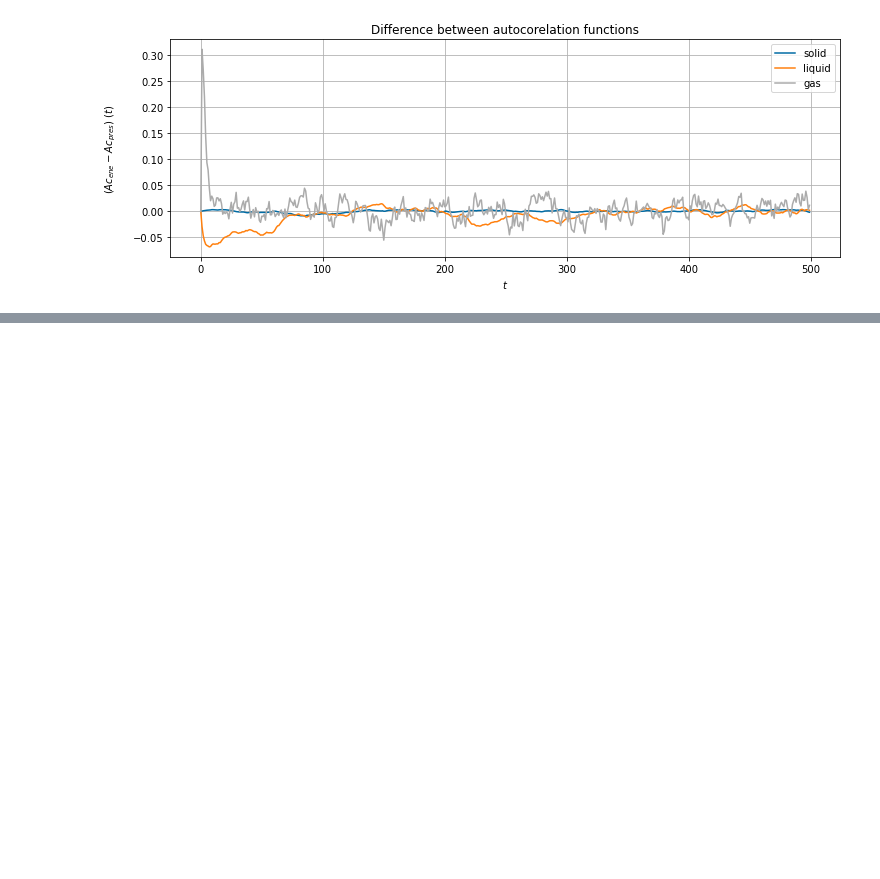
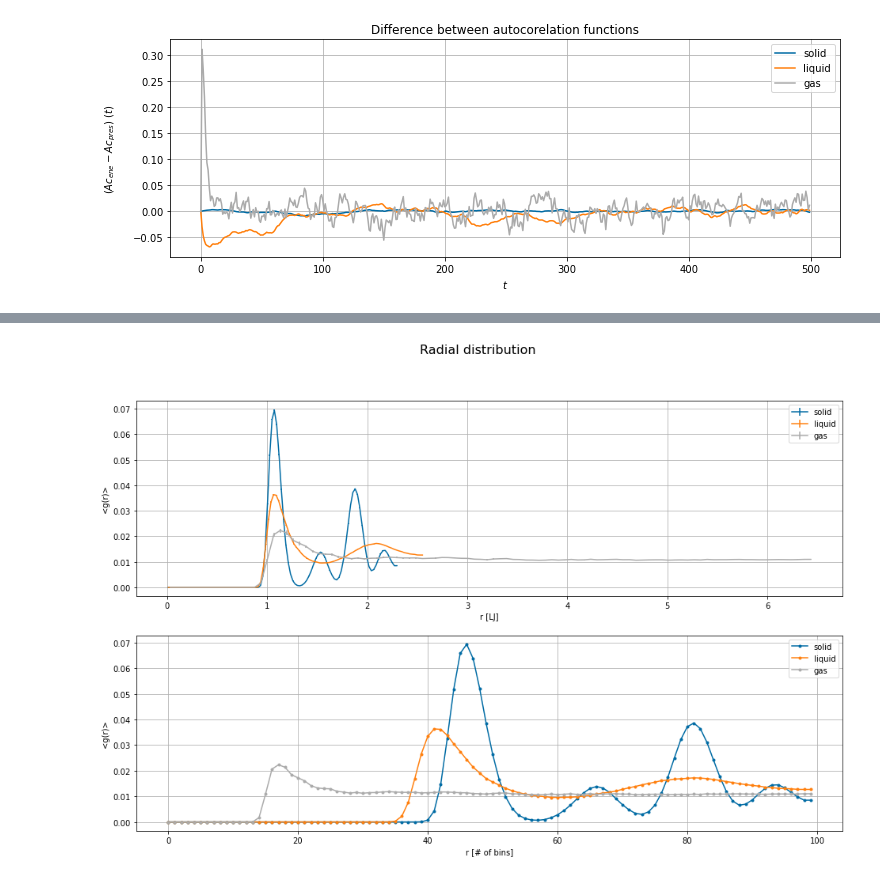
Before and after one commit to angelariva/Numerical-Simulation-Lab, a Jupyter notebook: exercise07/exercise07.ipynb, the cells around one changed output, grey strips where cells are left out. Drawn from its saved outputs; the diff is of its cells as text; code cells hidden in the pictures; blank space fills up the shorter version.

```diff
--- a/exercise07/exercise07.ipynb
+++ b/exercise07/exercise07.ipynb
@@ -317,0 +351,23 @@ pl.show()
+# %%
+pl.figure(figsize=(16,10))
+
+for k in range (2):
+    pl.subplot(2,1,k+1)
+    for state in lab_state:
+        g = np.loadtxt('ex7.4/'+ state + '/results/gave.dat')
+        r = np.loadtxt('ex7.4/' + state + '/results/binning.dat')
+        g_err = np.loadtxt('ex7.4/' + state + '/results/gerr.dat')
+        if k==0:
+            pl.errorbar(r[-1],g[-1],yerr=g_err[-1], label=state)
+            pl.xlabel("r [LJ]")
+        else:
+            pl.plot(g[-1], label=state, marker='.')
+            pl.xlabel("r [# of bins]")
+
+    pl.legend(loc='best')
+    pl.grid(True)
+    pl.ylabel("<g(r)>")
+pl.suptitle("Radial distribution", size='16')
+pl.show()
+# %% [output]
+[figure, added]
```
Also changed, not shown: parts of 22 cells of this notebook.
